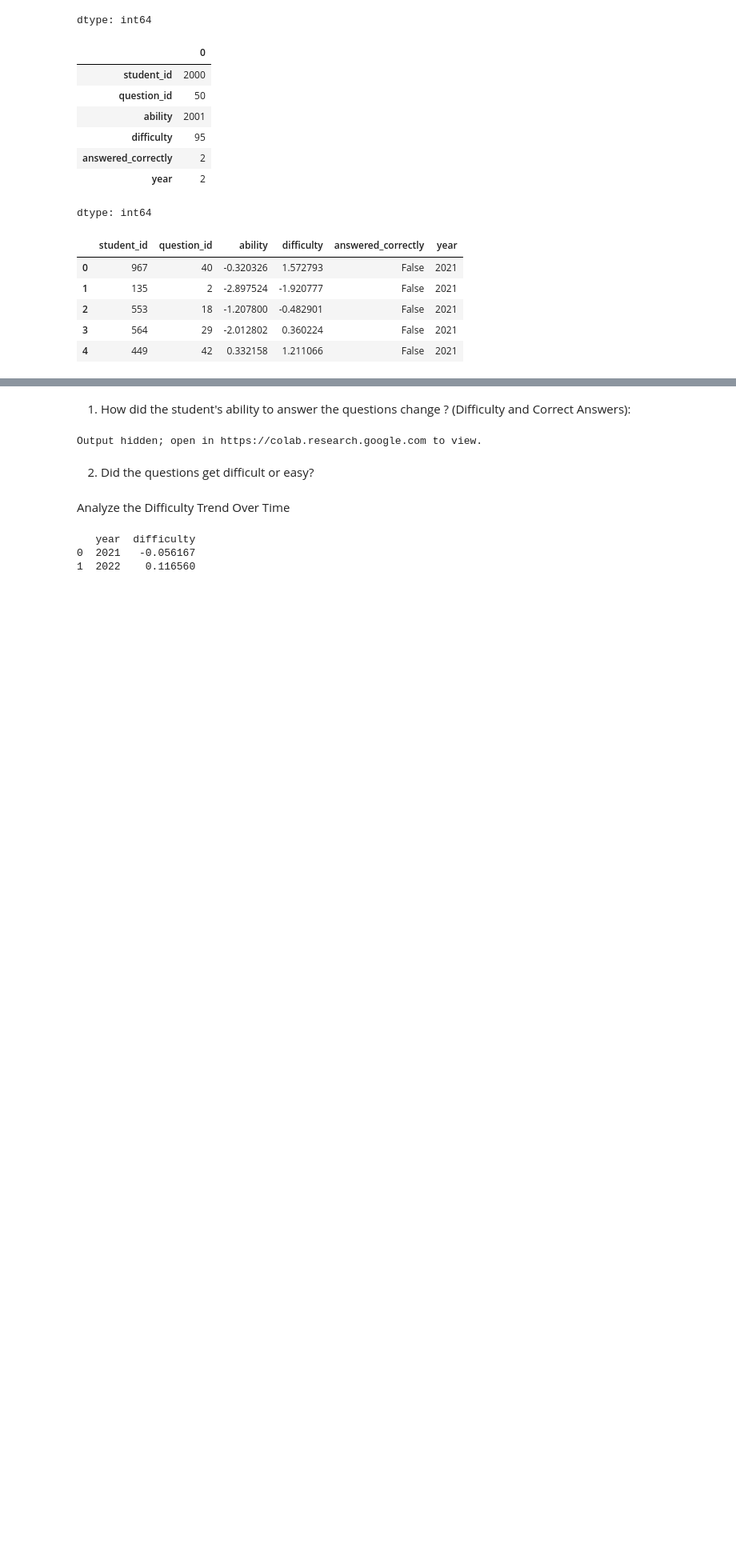
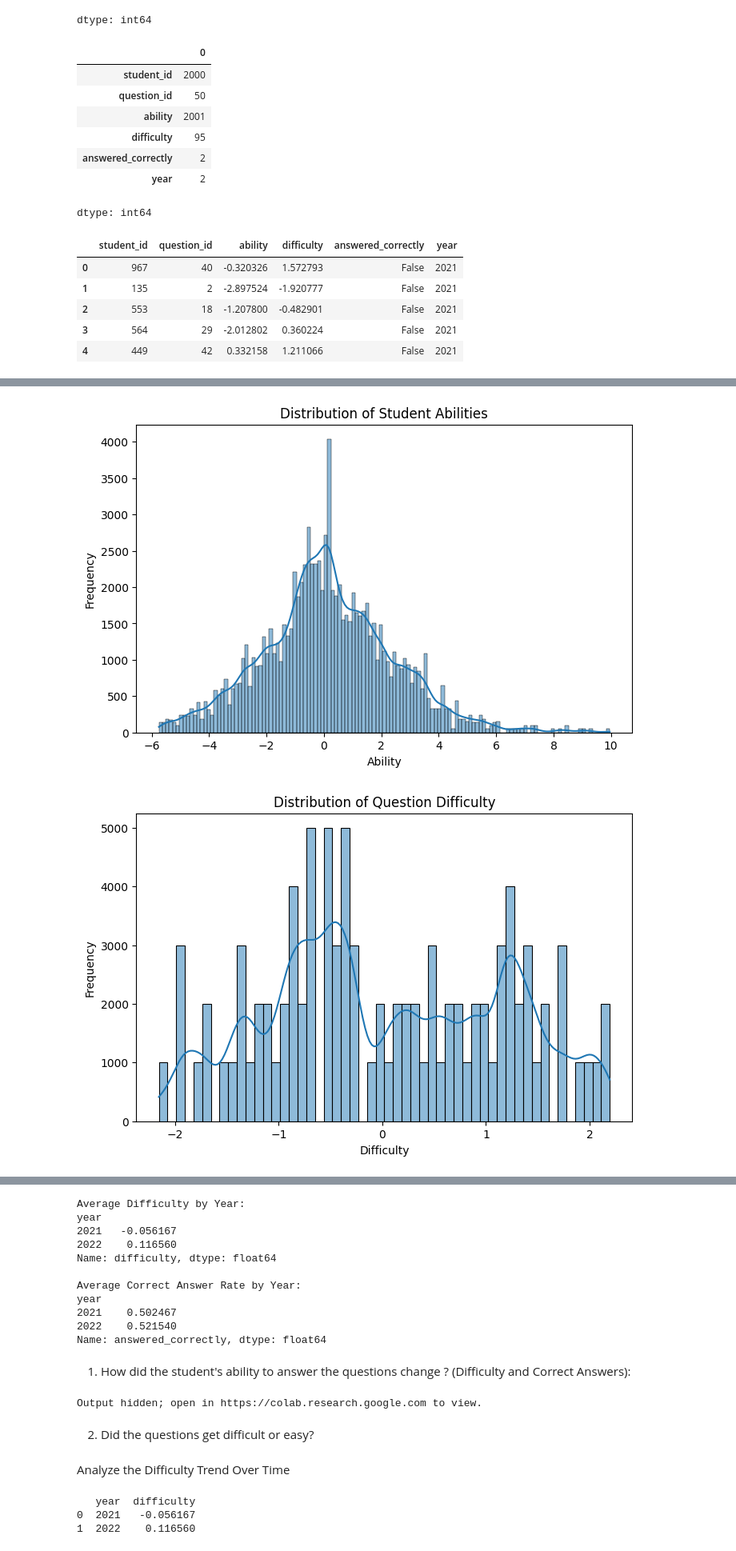
Before and after one commit to shankarmurugesan/Student_Response_Data-, a Jupyter notebook: Project_SATech_Assignment.ipynb, the cells around one changed output, grey strips where cells are left out. Shown at 80% size. Cells and saved outputs as stored; diff of their text form; code cells hidden in the pictures; blank space fills up the shorter version.

```diff
--- a/Project_SATech_Assignment.ipynb
+++ b/Project_SATech_Assignment.ipynb
@@ -326,3 +321,66 @@ tot_stud.head()
 | 2 | 553 | 18 | -1.207800 | -0.482901 | False | 2021 |
 | 3 | 564 | 29 | -2.012802 | 0.360224 | False | 2021 |
 | 4 | 449 | 42 | 0.332158 | 1.211066 | False | 2021 |
+# %%
+import scipy.stats as stats
+import matplotlib.pyplot as plt
+import seaborn as sns
+import numpy as np
+
+# 1. Initial Analysis and Descriptive Statistics
+print("Basic Descriptive Statistics:")
+print(tot_stud.describe())
+
+# 2. Grouped Analysis: Average Ability by Year
+ability_by_year = tot_stud.groupby('year')['ability'].mean()
+print("\nAverage Ability by Year:")
+print(ability_by_year)
+
+# 3. Analysis of Correct Answer Rates
+correct_rate_stats = tot_stud['answered_correctly'].describe()
+print("\nCorrect Answer Rate Statistics:")
+print(correct_rate_stats)
+
+# 4. Statistical Testing
+# Hypothesis: There is a relationship between question difficulty and ability to answer correctly
+
+# Using Pearson correlation test between 'difficulty' and 'answered_correctly'
+correlation, p_value = stats.pearsonr(tot_stud['difficulty'], tot_stud['answered_correctly'])
+print("\nPearson Correlation Test between Difficulty and Correct Answers:")
+print(f"Correlation: {correlation}, p-value: {p_value}")
+
+# 5. Visual Analysis
+# Distribution of Ability
+plt.figure(figsize=(8, 5))
+sns.histplot(tot_stud['ability'], kde=True)
+plt.title('Distribution of Student Abilities')
+plt.xlabel('Ability')
+plt.ylabel('Frequency')
+plt.show()
+
+# Distribution of Difficulty
+plt.figure(figsize=(8, 5))
+sns.histplot(tot_stud['difficulty'], kde=True)
+plt.title('Distribution of Question Difficulty')
+plt.xlabel('Difficulty')
+plt.ylabel('Frequency')
+plt.show()
+
+# Relationship between Ability and Correct Answer Rate
+plt.figure(figsize=(8, 5))
+sns.scatterplot(x='ability', y='answered_correctly', data=tot_stud)
+plt.title('Relationship between Ability and Correct Answer Rate')
+plt.xlabel('Ability')
+plt.ylabel('Correct Answer Rate')
+plt.show()
+
+# 6. Additional Descriptive Insights
+# Mean Difficulty and Correct Answer Rate by Year
+difficulty_by_year = tot_stud.groupby('year')['difficulty'].mean()
+correct_rate_by_year = tot_stud.groupby('year')['answered_correctly'].mean()
+
+print("\nAverage Difficulty by Year:")
+print(difficulty_by_year)
+print("\nAverage Correct Answer Rate by Year:")
+print(correct_rate_by_year)
+# %% [output]
@@ -328,0 +404,2 @@ tot_stud.head()
+[figure, added]
+[figure, added]
@@ -329,3 +407,14 @@ tot_stud.head()
+Average Difficulty by Year:
+year
+2021   -0.056167
+2022    0.116560
+Name: difficulty, dtype: float64
+
+Average Correct Answer Rate by Year:
+year
+2021    0.502467
+2022    0.521540
+Name: answered_correctly, dtype: float64
 # %% [markdown]
 1) How did the student's ability to answer the questions change ? (Difficulty and Correct Answers):
 # %%
```
Also changed, not shown: parts of 2 cells of this notebook.
